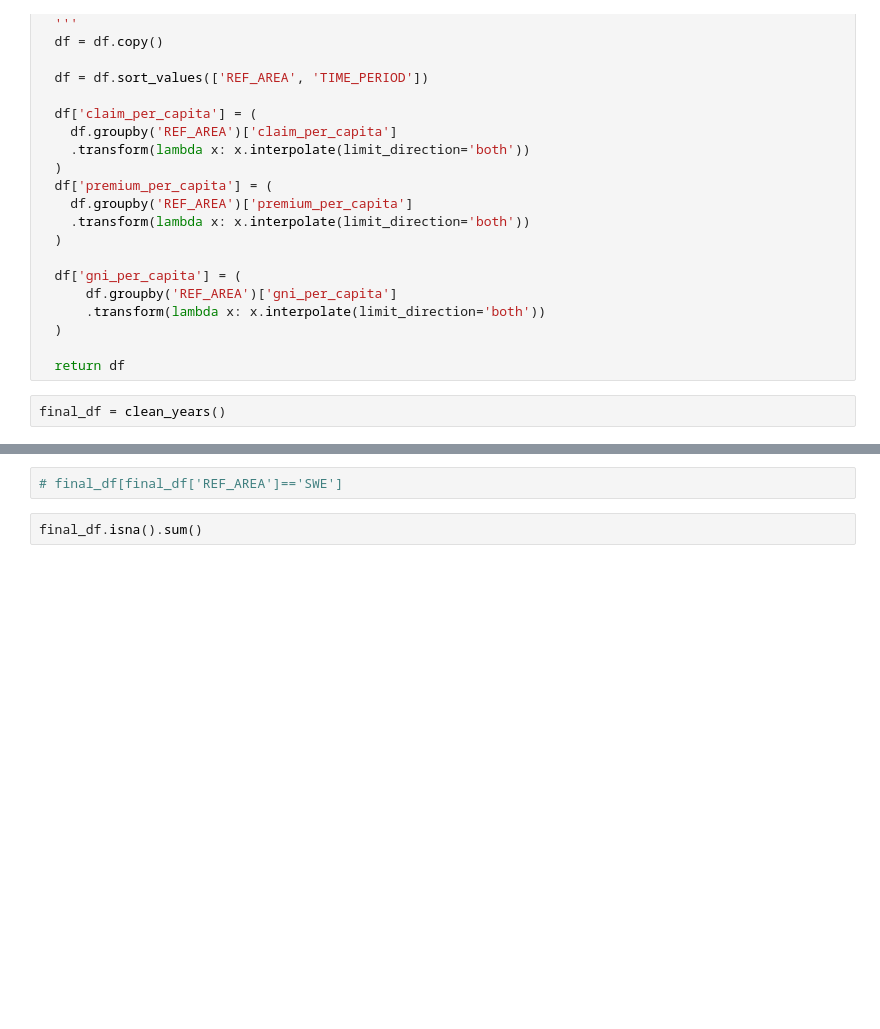
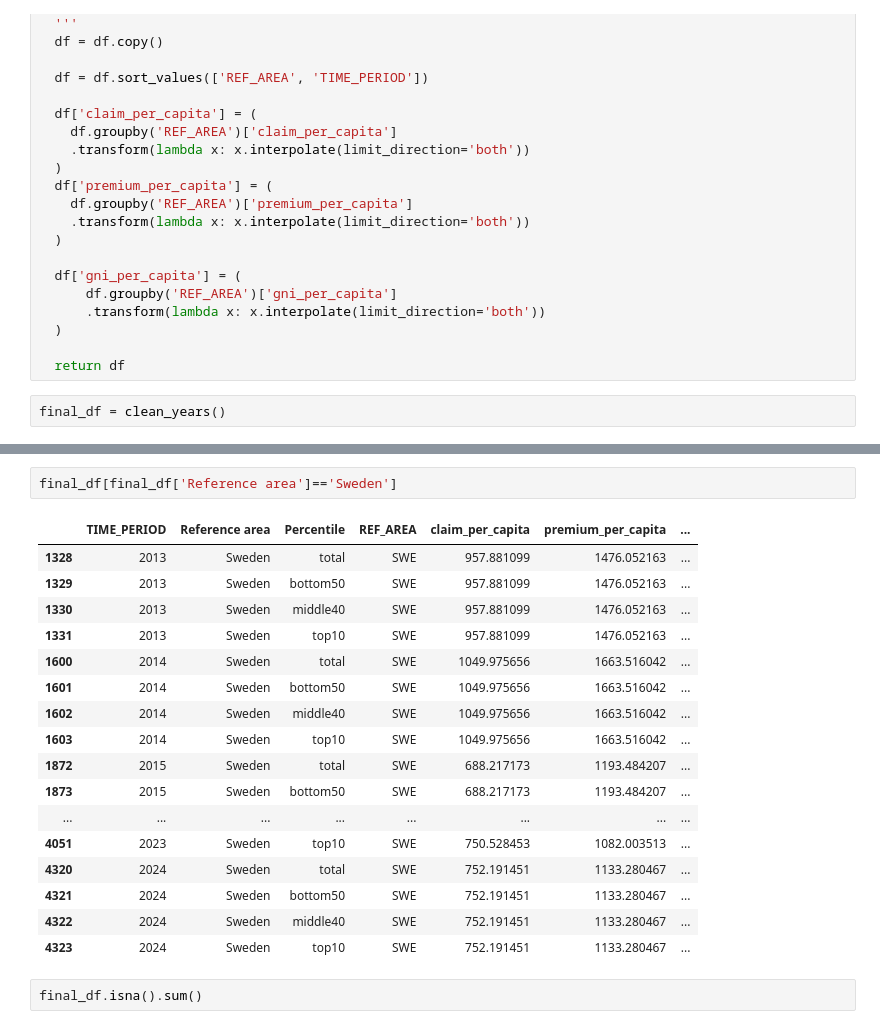
Before and after one commit to lawho13/Influence-Parameter-Calibration-of-UBI-Equilibrium, a Jupyter notebook: notebooks/risk_aversion.ipynb, the cells around one changed output, grey strips where cells are left out. Saved outputs shown, nothing was run; the diff lists cells and outputs as text; blank space fills up the shorter version.

```diff
--- a/notebooks/risk_aversion.ipynb
+++ b/notebooks/risk_aversion.ipynb
@@ -389,5 +692,23 @@ final_df.groupby('Reference area')[[
-# %%
-# final_df[final_df['REF_AREA']=='SWE']
+# %%
+final_df[final_df['Reference area']=='Sweden']
+# %% [output]
+|  | TIME_PERIOD | Reference area | Percentile | REF_AREA | claim_per_capita | premium_per_capita | ... |
+| 1328 | 2013 | Sweden | total | SWE | 957.881099 | 1476.052163 | ... |
+| 1329 | 2013 | Sweden | bottom50 | SWE | 957.881099 | 1476.052163 | ... |
+| 1330 | 2013 | Sweden | middle40 | SWE | 957.881099 | 1476.052163 | ... |
+| 1331 | 2013 | Sweden | top10 | SWE | 957.881099 | 1476.052163 | ... |
+| 1600 | 2014 | Sweden | total | SWE | 1049.975656 | 1663.516042 | ... |
+| 1601 | 2014 | Sweden | bottom50 | SWE | 1049.975656 | 1663.516042 | ... |
+| 1602 | 2014 | Sweden | middle40 | SWE | 1049.975656 | 1663.516042 | ... |
+| 1603 | 2014 | Sweden | top10 | SWE | 1049.975656 | 1663.516042 | ... |
+| 1872 | 2015 | Sweden | total | SWE | 688.217173 | 1193.484207 | ... |
+| 1873 | 2015 | Sweden | bottom50 | SWE | 688.217173 | 1193.484207 | ... |
+| ... | ... | ... | ... | ... | ... | ... | ... |
+| 4051 | 2023 | Sweden | top10 | SWE | 750.528453 | 1082.003513 | ... |
+| 4320 | 2024 | Sweden | total | SWE | 752.191451 | 1133.280467 | ... |
+| 4321 | 2024 | Sweden | bottom50 | SWE | 752.191451 | 1133.280467 | ... |
+| 4322 | 2024 | Sweden | middle40 | SWE | 752.191451 | 1133.280467 | ... |
+| 4323 | 2024 | Sweden | top10 | SWE | 752.191451 | 1133.280467 | ... |
 # %%
 final_df.isna().sum()
 # %% [output]
```
Also changed, not shown: parts of 27 cells of this notebook.
